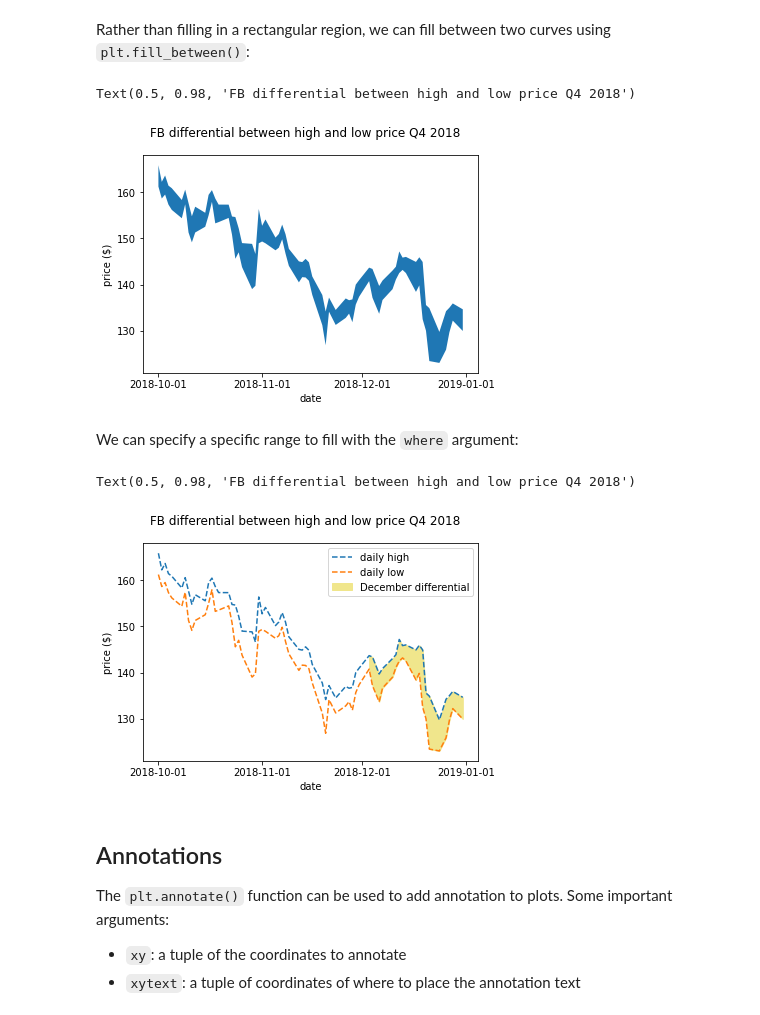
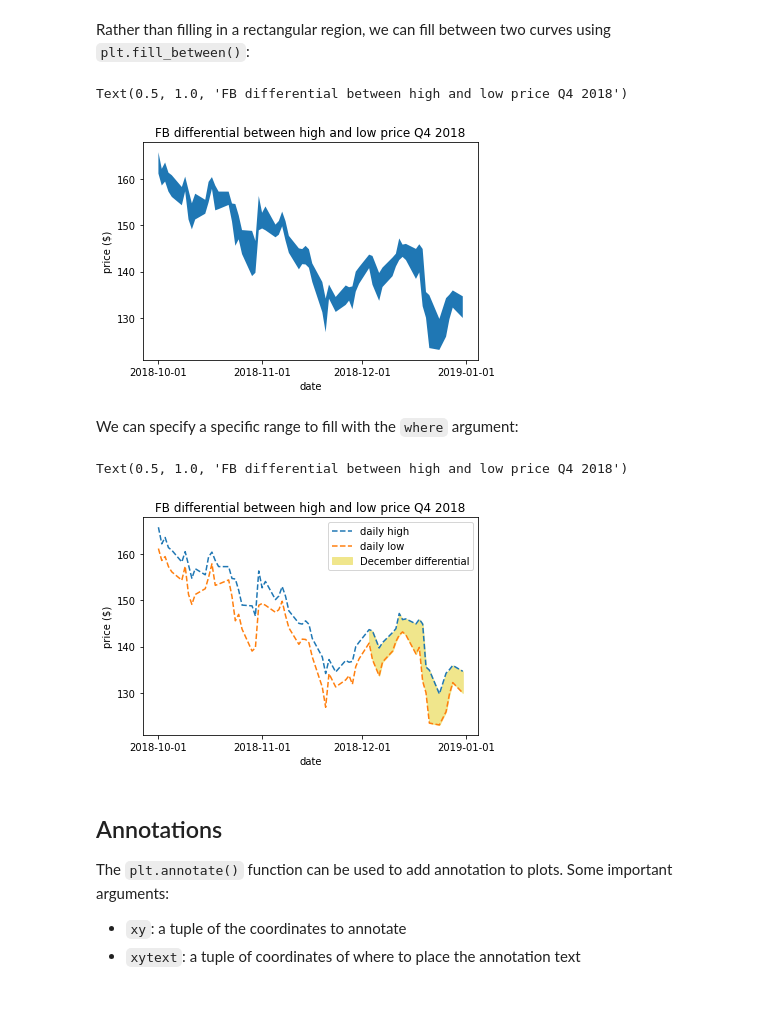
Before and after one commit to stefmolin/Hands-On-Data-Analysis-with-Pandas-2nd-edition, a Jupyter notebook: ch_06/3-customizing_visualizations.ipynb, the cells around one changed output. Drawn from its saved outputs; the diff is of its cells as text; code cells hidden in the pictures.

```diff
--- a/ch_06/3-customizing_visualizations.ipynb
+++ b/ch_06/3-customizing_visualizations.ipynb
@@ -87,14 +87,13 @@ Rather than filling in a rectangular region, we can fill between two curves usin
 # %%
 fb_q4 = fb['2018-Q4']
 plt.fill_between(fb_q4.index, fb_q4.high, fb_q4.low)
-ticks = ['2018-10-01', '2018-11-01', '2018-12-01', '2019-01-01']
-plt.xticks(ticks, ticks)
+plt.xticks(['2018-10-01', '2018-11-01', '2018-12-01', '2019-01-01'])
 plt.xlabel('date')
 plt.ylabel('price ($)')
-plt.suptitle('FB differential between high and low price Q4 2018')
+plt.title('FB differential between high and low price Q4 2018')
 # %% [output]
-Text(0.5, 0.98, 'FB differential between high and low price Q4 2018')
+Text(0.5, 1.0, 'FB differential between high and low price Q4 2018')
-[figure, old version]
+[figure, new version]
 # %% [markdown]
 We can specify a specific range to fill with the `where` argument:
 # %%
@@ -106,15 +105,14 @@ plt.fill_between(
 )
 plt.plot(fb_q4.index, fb_q4.high, '--', label='daily high')
 plt.plot(fb_q4.index, fb_q4.low, '--', label='daily low')
-ticks = ['2018-10-01', '2018-11-01', '2018-12-01', '2019-01-01']
-plt.xticks(ticks, ticks)
+plt.xticks(['2018-10-01', '2018-11-01', '2018-12-01', '2019-01-01'])
 plt.xlabel('date')
 plt.ylabel('price ($)')
 plt.legend()
-plt.suptitle('FB differential between high and low price Q4 2018')
+plt.title('FB differential between high and low price Q4 2018')
 # %% [output]
-Text(0.5, 0.98, 'FB differential between high and low price Q4 2018')
+Text(0.5, 1.0, 'FB differential between high and low price Q4 2018')
-[figure, old version]
+[figure, new version]
 # %% [markdown]
 ## Annotations
 The `plt.annotate()` function can be used to add annotation to plots. Some important arguments:
```
Also changed, not shown: parts of 8 cells of this notebook, 1 other file.
